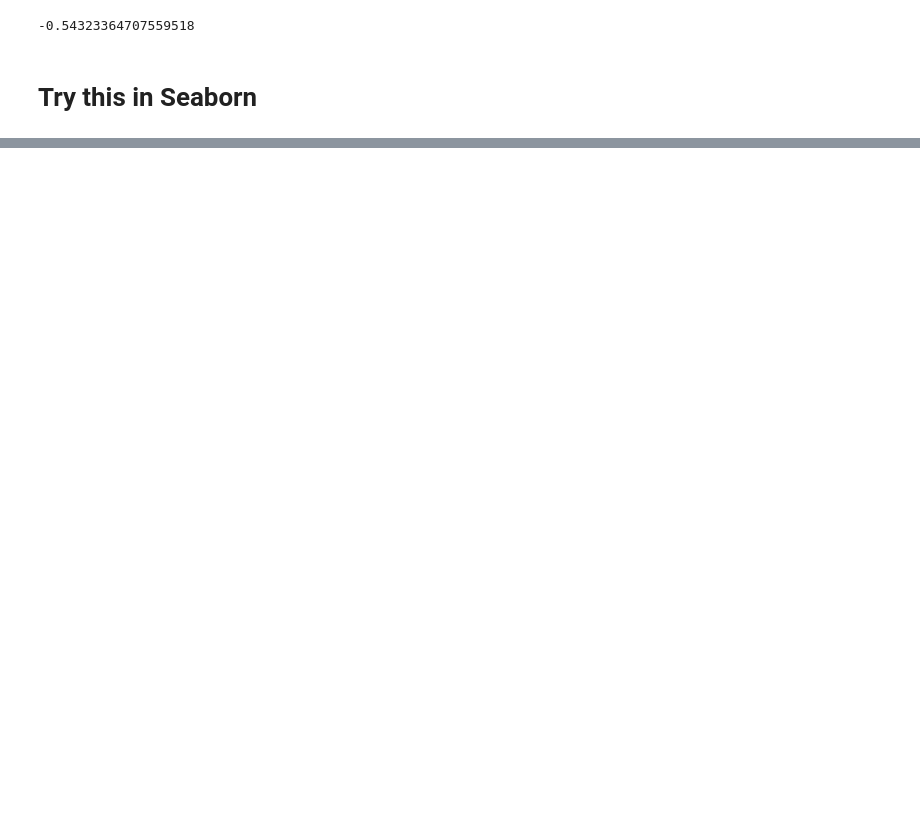
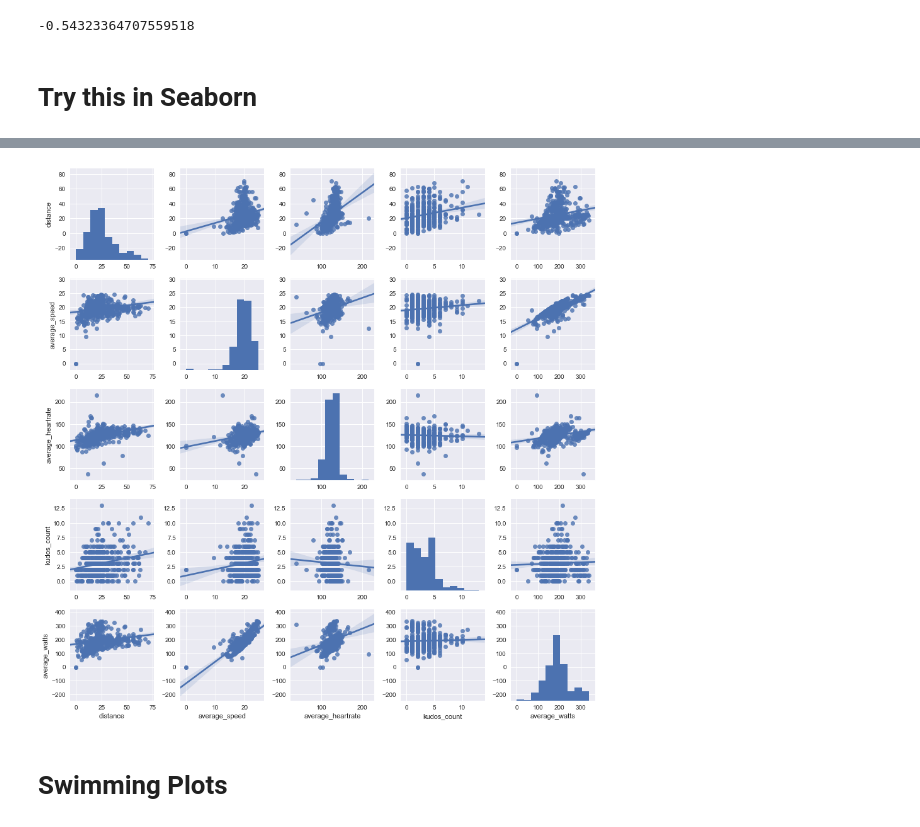
Before and after one commit to jrs2/strava_viz, a Jupyter notebook: strava_data_viz/strava_notebook.ipynb, the cells around one changed output, grey strips where cells are left out. Saved outputs shown, nothing was run; the diff lists cells and outputs as text; code cells hidden in the pictures; blank space fills up the shorter version.

```diff
--- a/strava_data_viz/strava_notebook.ipynb
+++ b/strava_data_viz/strava_notebook.ipynb
@@ -95,0 +143,6 @@ g = sns.pairplot(df[['distance','velocity_smooth','time']].dropna(), kind="reg",
+# %%
+g = sns.pairplot(bike_df[['distance','average_speed','average_heartrate','kudos_count','average_watts']].dropna(), kind="reg",dropna=True)
+# %% [output]
+[figure, added]
+# %% [markdown]
+# Swimming Plots
```
Also changed, not shown: parts of 21 cells of this notebook, 2 other files.
